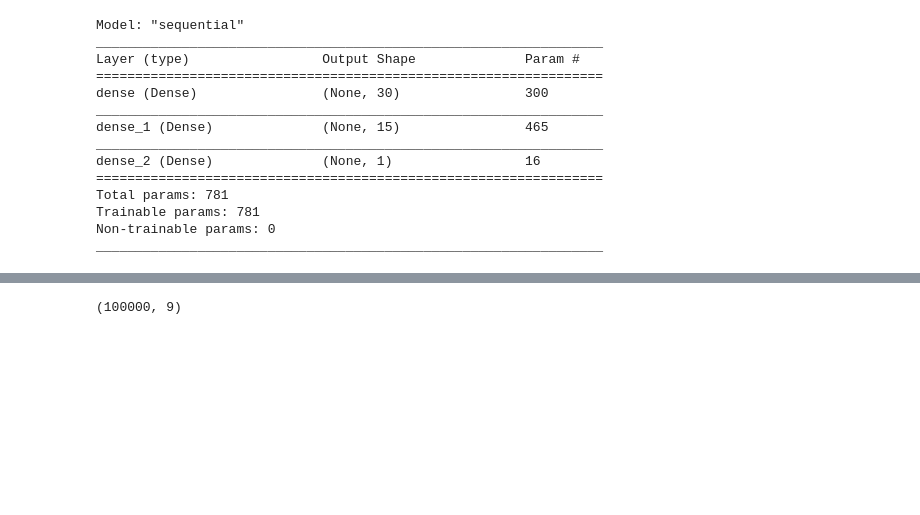
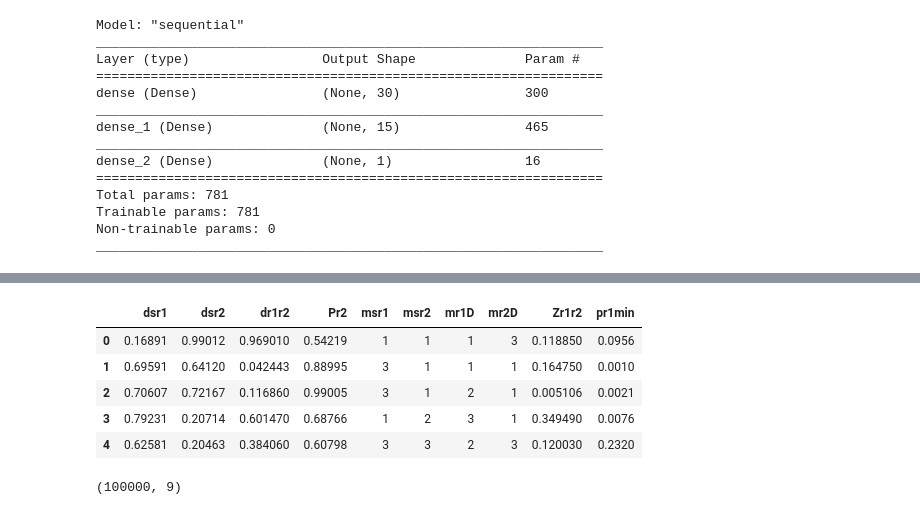
Before and after one commit to shivendr7/VFD_NOMA, a Jupyter notebook: VFD_NOMAModelling(trial1).ipynb, the cells around one changed output, grey strips where cells are left out. Saved outputs shown, nothing was run; the diff lists cells and outputs as text; code cells hidden in the pictures; blank space fills up the shorter version.

```diff
--- a/VFD_NOMAModelling(trial1).ipynb
+++ b/VFD_NOMAModelling(trial1).ipynb
@@ -45,3 +45,12 @@ Unpacking objects: 100% (21/21), done.
+# %%
+df.head()
+# %% [output]
+|  | dsr1 | dsr2 | dr1r2 | Pr2 | msr1 | msr2 | mr1D | mr2D | Zr1r2 | pr1min |
+| 0 | 0.16891 | 0.99012 | 0.969010 | 0.54219 | 1 | 1 | 1 | 3 | 0.118850 | 0.0956 |
+| 1 | 0.69591 | 0.64120 | 0.042443 | 0.88995 | 3 | 1 | 1 | 1 | 0.164750 | 0.0010 |
+| 2 | 0.70607 | 0.72167 | 0.116860 | 0.99005 | 3 | 1 | 2 | 1 | 0.005106 | 0.0021 |
+| 3 | 0.79231 | 0.20714 | 0.601470 | 0.68766 | 1 | 2 | 3 | 1 | 0.349490 | 0.0076 |
+| 4 | 0.62581 | 0.20463 | 0.384060 | 0.60798 | 3 | 3 | 2 | 3 | 0.120030 | 0.2320 |
 # %%
 import numpy as np
 # %%
```
Also changed, not shown: parts of 2 cells of this notebook.
